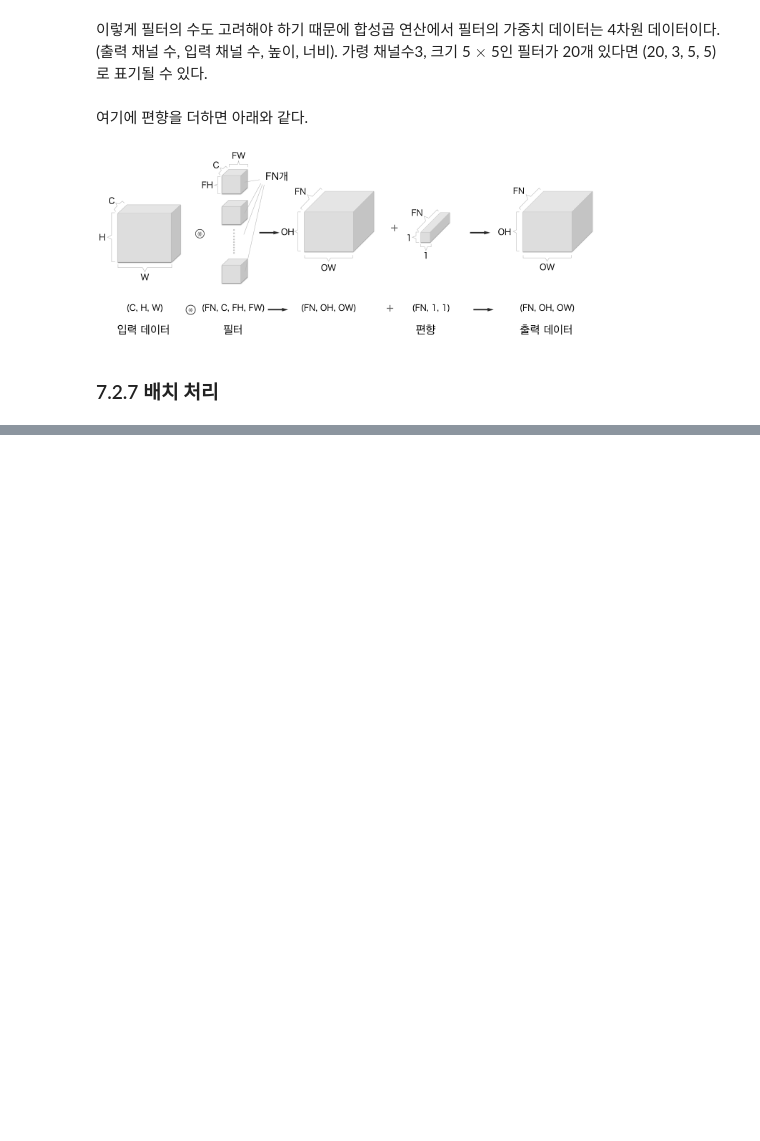
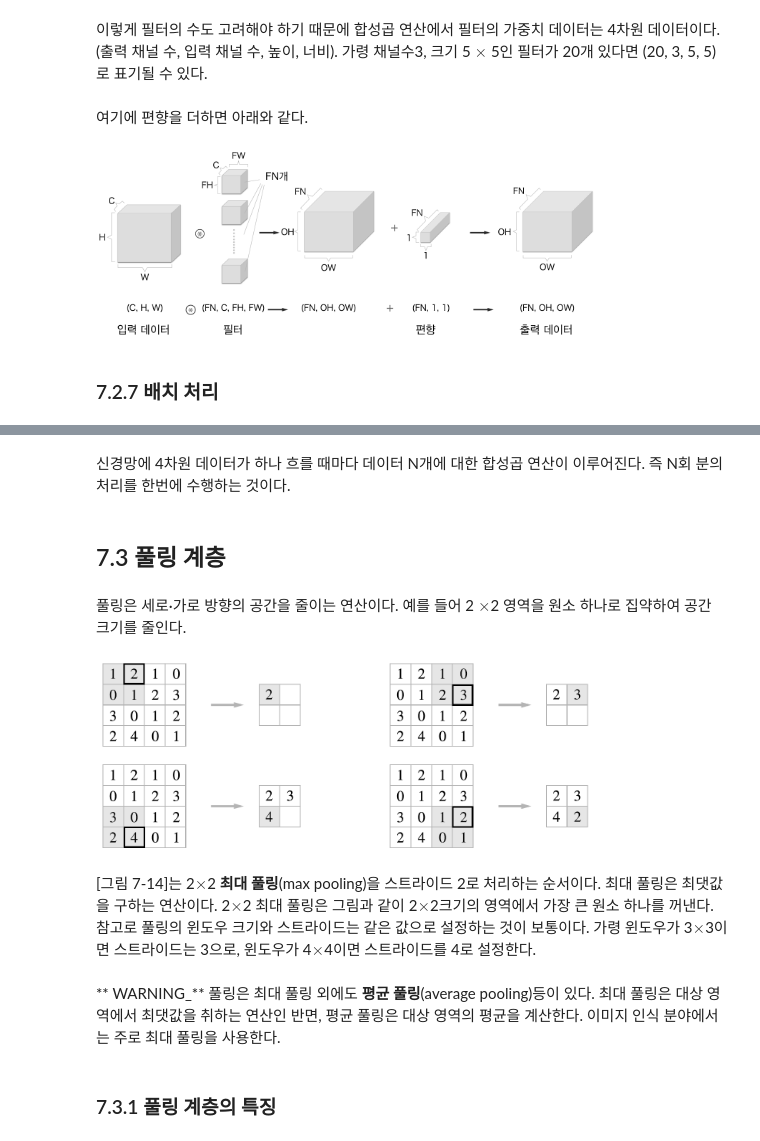
Before and after one commit to lsjhome/self-study-deep-learning-from-scratch, a Jupyter notebook: DLFS_CHAPTER_07.ipynb, the cells around one changed output, grey strips where cells are left out. Saved outputs shown, nothing was run; the diff lists cells and outputs as text; code cells hidden in the pictures; blank space fills up the shorter version.

```diff
--- a/DLFS_CHAPTER_07.ipynb
+++ b/DLFS_CHAPTER_07.ipynb
@@ -135,0 +142,16 @@ Image("./deep_learning_images/fig 7-12.png", width=500, height=500) # 그림 7-1
+# %% [markdown]
+신경망에 4차원 데이터가 하나 흐를 때마다 데이터 N개에 대한 합성곱 연산이 이루어진다. 즉 N회 분의 처리를 한번에 수행하는 것이다.
+# %% [markdown]
+## 7.3 풀링 계층
+# %% [markdown]
+풀링은 세로·가로 방향의 공간을 줄이는 연산이다. 예를 들어 2 $\times$2 영역을 원소 하나로 집약하여 공간 크기를 줄인다.
+# %%
+Image("./deep_learning_images/fig 7-14.png", width=500, height=500) # 그림 7-14
+# %% [output]
+[figure, added]
+# %% [markdown]
+[그림 7-14]는 2$\times$2 **최대 풀링**(max pooling)을 스트라이드 2로 처리하는 순서이다. 최대 풀링은 최댓값을 구하는 연산이다. 2$\times$2 최대 풀링은 그림과 같이 2$\times$2크기의 영역에서 가장 큰 원소 하나를 꺼낸다. 참고로 풀링의 윈도우 크기와 스트라이드는 같은 값으로 설정하는 것이 보통이다. 가령 윈도우가 3$\times$3이면 스트라이드는 3으로, 윈도우가 4$\times$4이면 스트라이드를 4로 설정한다.
+# %% [markdown]
+** WARNING\_** 풀링은 최대 풀링 외에도 **평균 풀링**(average pooling)등이 있다. 최대 풀링은 대상 영역에서 최댓값을 취하는 연산인 반면, 평균 풀링은 대상 영역의 평균을 계산한다. 이미지 인식 분야에서는 주로 최대 풀링을 사용한다.
+# %% [markdown]
+### 7.3.1 풀링 계층의 특징
```
Also changed, not shown: parts of 2 cells of this notebook.
